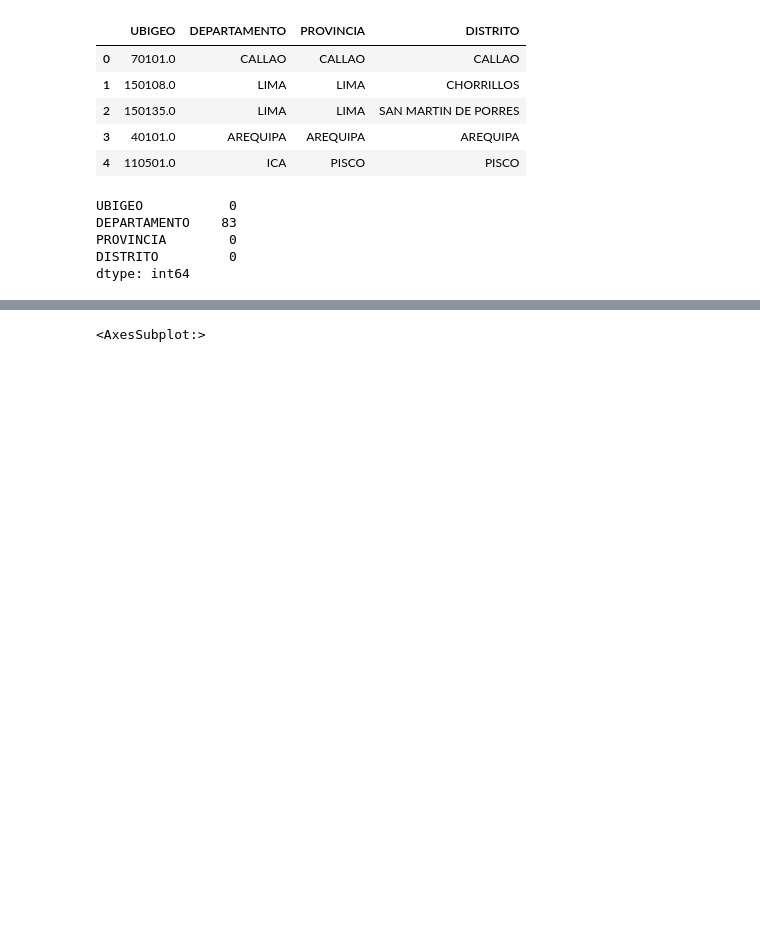
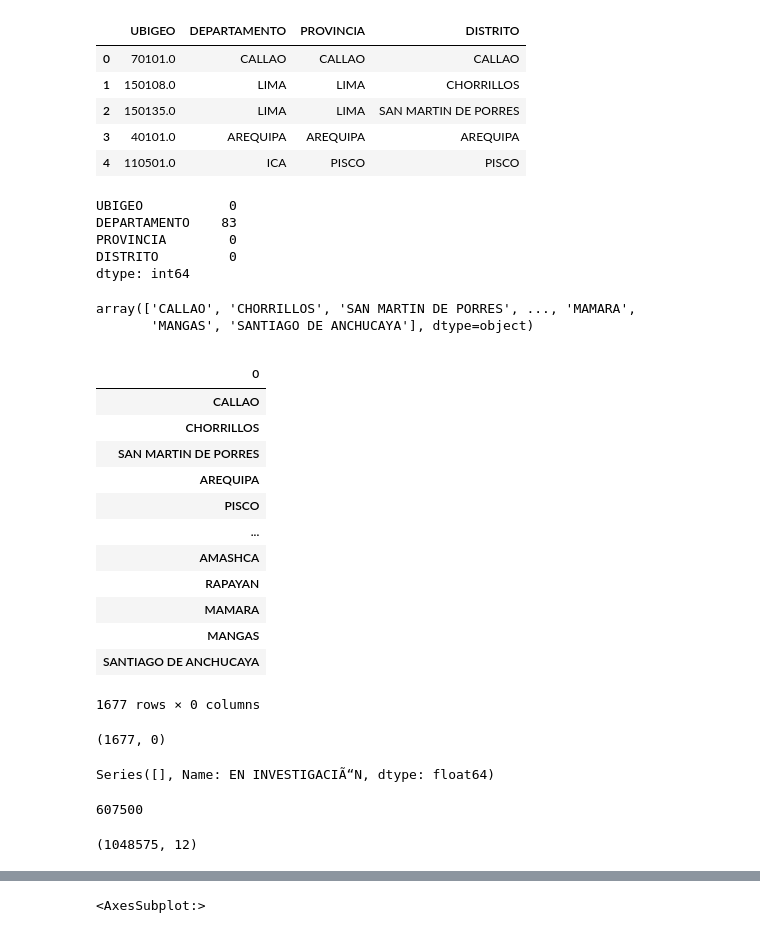
Before and after one commit to lililujan/pythonAnalytics, a Jupyter notebook: TrabajoPos.ipynb, the cells around one changed output, grey strips where cells are left out. Saved outputs shown, nothing was run; the diff lists cells and outputs as text; code cells hidden in the pictures; blank space fills up the shorter version.

```diff
--- a/TrabajoPos.ipynb
+++ b/TrabajoPos.ipynb
@@ -270,0 +274,39 @@ dtype: int64
+# %%
+df.DISTRITO.unique()
+# %% [output]
+array(['CALLAO', 'CHORRILLOS', 'SAN MARTIN DE PORRES', ..., 'MAMARA',
+       'MANGAS', 'SANTIAGO DE ANCHUCAYA'], dtype=object)
+# %%
+n_dis = pd.DataFrame(df.DISTRITO.unique()).set_index(0)
+n_dis
+# %% [output]
+|  |
+| 0 |
+| CALLAO |
+| CHORRILLOS |
+| SAN MARTIN DE PORRES |
+| AREQUIPA |
+| PISCO |
+| ... |
+| AMASHCA |
+| RAPAYAN |
+| MAMARA |
+| MANGAS |
+| SANTIAGO DE ANCHUCAYA |
+1677 rows × 0 columns
+# %%
+n_dis.shape
+# %% [output]
+(1677, 0)
+# %%
+n_dis.loc["EN INVESTIGACIÃ“N"].T
+# %% [output]
+Series([], Name: EN INVESTIGACIÃ“N, dtype: float64)
+# %%
+df[df['DISTRITO']=='EN INVESTIGACIÃ“N'].size
+# %% [output]
+607500
+# %%
+df.shape
+# %% [output]
+(1048575, 12)
```
Also changed, not shown: parts of 13 cells of this notebook.
